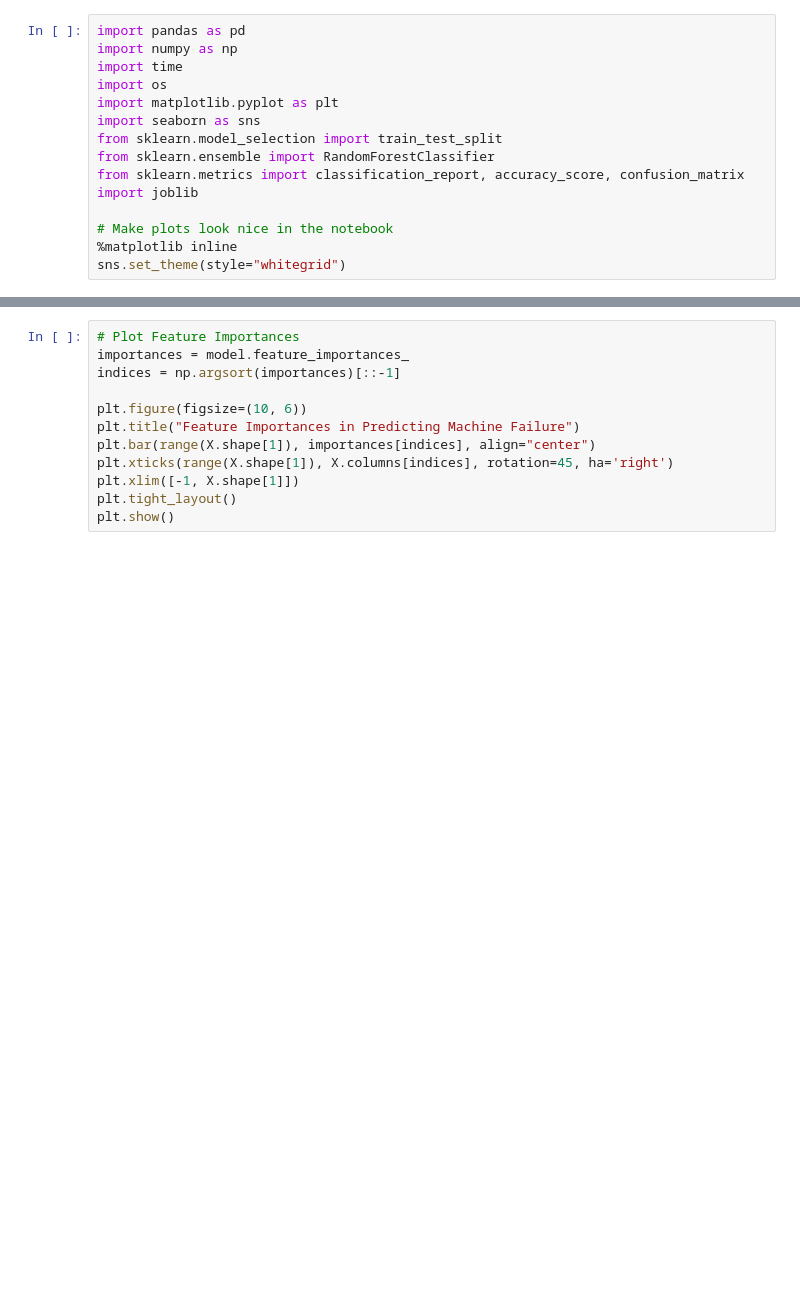
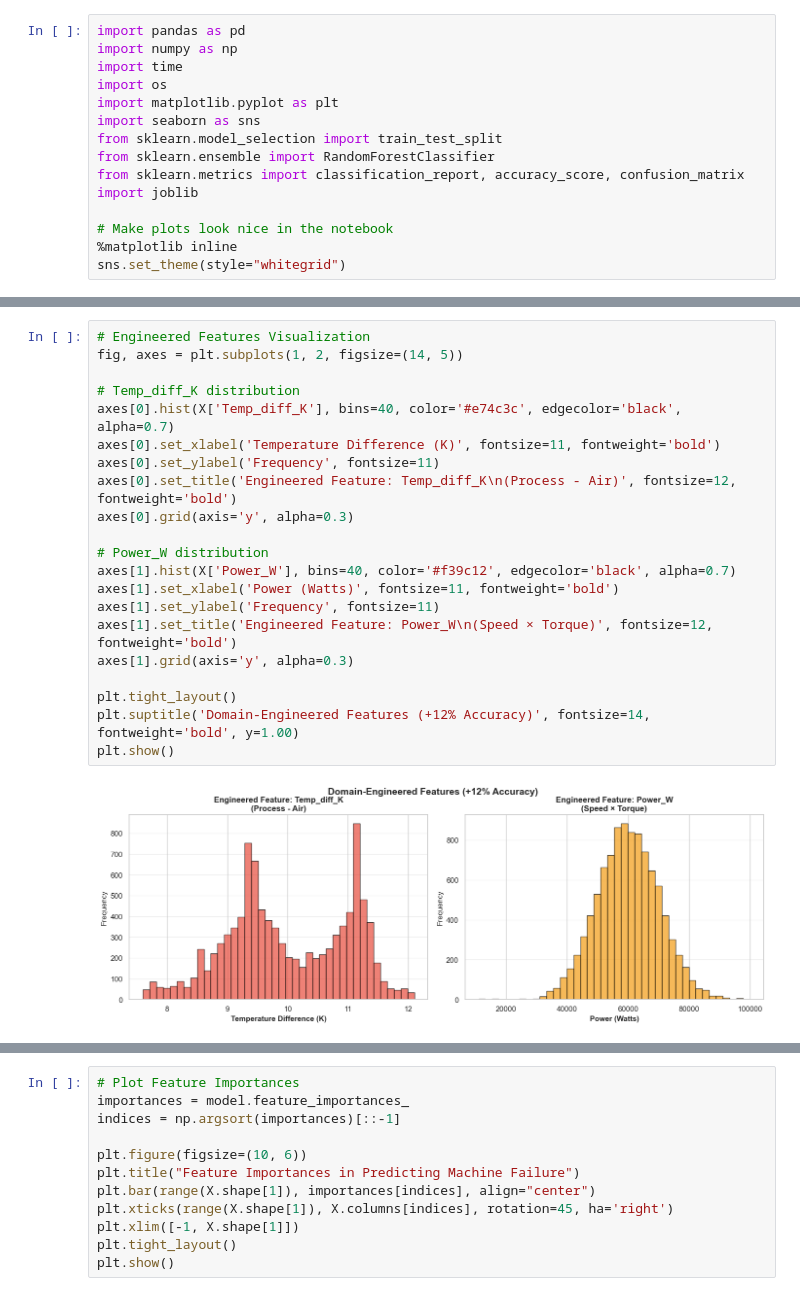
Before and after one commit to anikerry/predictive_maintenance_project, a Jupyter notebook: src/train.ipynb, the cells around one changed output, grey strips where cells are left out. Saved outputs shown, nothing was run; the diff lists cells and outputs as text; blank space fills up the shorter version.

```diff
--- a/src/train.ipynb
+++ b/src/train.ipynb
@@ -72,0 +99,23 @@ Features ready for modeling:
+# %%
+# Engineered Features Visualization
+fig, axes = plt.subplots(1, 2, figsize=(14, 5))
+
+# Temp_diff_K distribution
+axes[0].hist(X['Temp_diff_K'], bins=40, color='#e74c3c', edgecolor='black', alpha=0.7)
+axes[0].set_xlabel('Temperature Difference (K)', fontsize=11, fontweight='bold')
+axes[0].set_ylabel('Frequency', fontsize=11)
+axes[0].set_title('Engineered Feature: Temp_diff_K\n(Process - Air)', fontsize=12, fontweight='bold')
+axes[0].grid(axis='y', alpha=0.3)
+
+# Power_W distribution
+axes[1].hist(X['Power_W'], bins=40, color='#f39c12', edgecolor='black', alpha=0.7)
+axes[1].set_xlabel('Power (Watts)', fontsize=11, fontweight='bold')
+axes[1].set_ylabel('Frequency', fontsize=11)
+axes[1].set_title('Engineered Feature: Power_W\n(Speed × Torque)', fontsize=12, fontweight='bold')
+axes[1].grid(axis='y', alpha=0.3)
+
+plt.tight_layout()
+plt.suptitle('Domain-Engineered Features (+12% Accuracy)', fontsize=14, fontweight='bold', y=1.00)
+plt.show()
+# %% [output]
+[figure, added]
```
Also changed, not shown: parts of 15 cells of this notebook, 10 other files.
